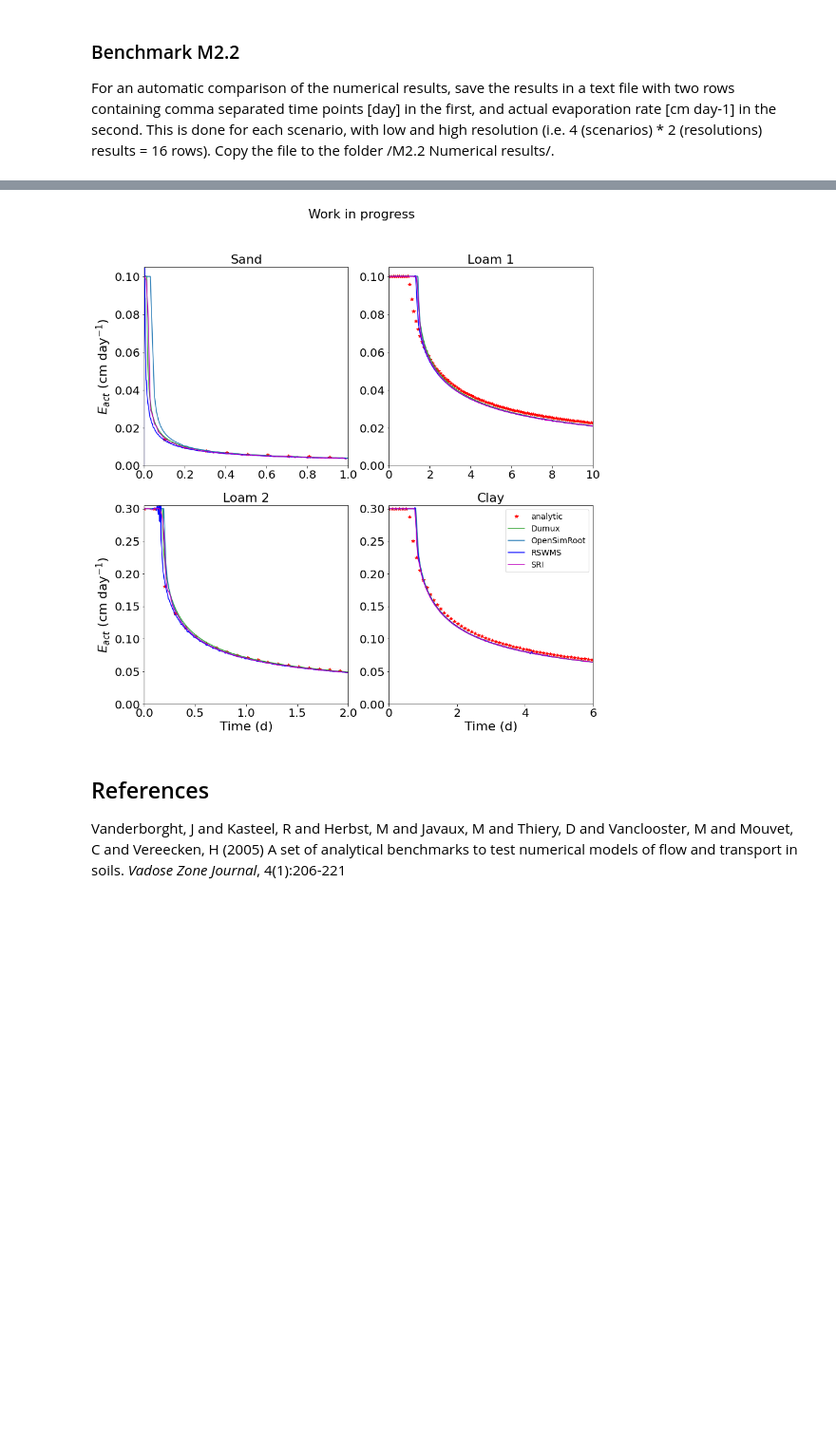
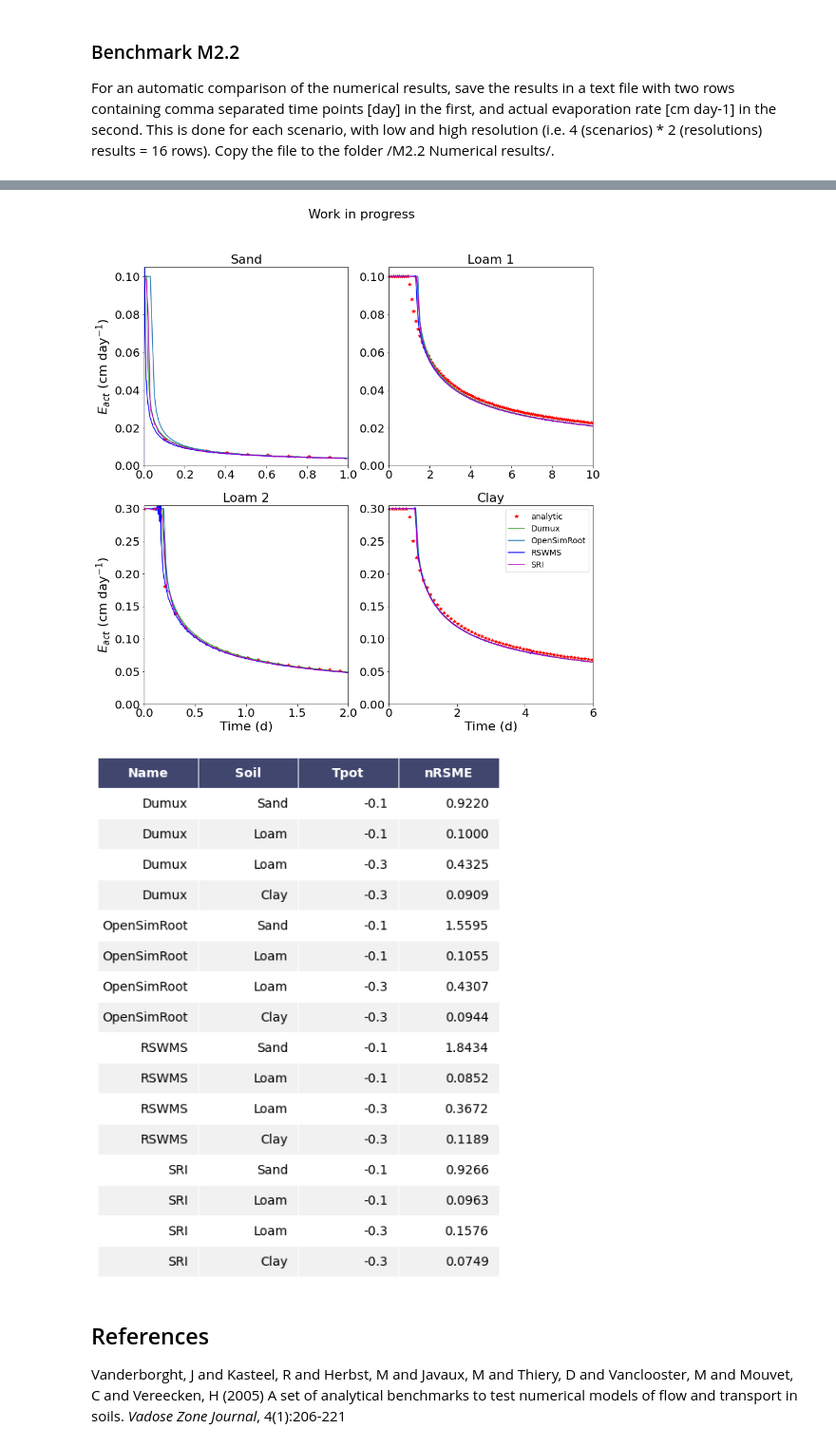
Before and after one commit to RSA-benchmarks/collaborative-comparison, a Jupyter notebook: M2 Water flow in soil/M2.2 Evaporation/M2.2 Automated comparison.ipynb, the cells around one changed output, grey strips where cells are left out. Shown at 95% size. Saved outputs shown, nothing was run; the diff lists cells and outputs as text; code cells hidden in the pictures; blank space fills up the shorter version.

```diff
--- a/M2 Water flow in soil/M2.2 Evaporation/M2.2 Automated comparison.ipynb
+++ b/M2 Water flow in soil/M2.2 Evaporation/M2.2 Automated comparison.ipynb
@@ -57,6 +57,13 @@ def water_diffusivity(TH, theta_i, theta_sur, sp):
     m = sp.m
     D = (1 - m) * sp.Ksat / (sp.alpha * m * (sp.theta_S - sp.theta_R)) * pow(Se, 0.5 - 1. / m) * (pow(1 - pow(Se, 1. / m), -m) + pow(1 - pow(Se, 1 / m), m) - 2)
     return D
+
+# normalized root mean squared error
+def nRMSE(y_ana, y_num):
+    assert len(y_ana)==len(y_num), "number of analytical solutions y_ana must equalt number of numerical solutions y_num"
+    n = len(y_ana)
+    rmse = np.sqrt(np.sum(np.square(y_ana-y_num))/n)
+    return rmse/np.abs(np.mean(y_ana))
 # %%
 # Computation of analytical solution
 sand = Parameters(0.045, 0.43, 0.15, 3, 1000)
@@ -68,7 +75,7 @@ head_i_ = [-40, -200, -200, -200] # initial soil matric potential (cm)
 
 N = 1000
 y = np.zeros((N,4))
-t = np.linspace(0,10,N) # days
+t = np.linspace(0.,10,N) # days
 
 for i,soil in enumerate([sand, loam, loam, clay]):
 
@@ -118,7 +125,8 @@ for j in range(0,4):
     interp = interp1d(t4, y4[:,j],  kind='linear', fill_value='extrapolate' )
     ax[int(j/2),j%2].plot(t_,interp(t_),'r*', label="analytic")
 
-col=["C2","C0","b","m"]
+nrmse, nnse, l, lsoil, levap = [], [], [], [], []
+col=["C2","C0","b","m"]; lsoils=["Sand","Loam","Loam","Clay"];
 for dirname, dirnames, filenames in os.walk('M2.2 Numerical results/.'):
     filenames.sort()
     for i,f in enumerate(filenames):
@@ -133,12 +141,13 @@ for dirname, dirnames, filenames in os.walk('M2.2 Numerical results/.'):
                 t = data[2*j]
                 eva = data[2*j+1]
                 j_ = j % 4 # scenario index (i.e. 0-3)
-                interp = interp1d(t4, y4[:,j_],  kind='linear', fill_value='extrapolate' )
-                eva_a = interp(sorted(t))
-                if j>3: # R² values for higher discretizations
-                    n = len(eva) # calculate R^2
-                    r = 1 - ( np.sum(np.square(eva_a-eva)) / (np.sum(np.square(eva_a))-np.square(np.sum(eva_a))/n) )
-                    print("R² =", r ,"( N =", n, ")\n")
+                eva_a = y4[:,j_]
+                interp = interp1d(t,eva,  kind='nearest', fill_value='extrapolate' )
+                eva_n = interp(sorted(t4))
+                if j>3: # compute measures for higher discretizations
+                    l.append(f);
+                    nrmse.append(float(nRMSE(eva_a, eva_n)))
+                    lsoil.append(lsoils[j_]); levap.append(jwpot_[j_]);
                     ax[int(j_/2),j_%2].plot(t,eva,color=col[i], label=f) # numeric solution
                 #else:
                     #ax[int(j_/2),j_%2].plot(t,eva,':',color=col[i], label=f+" lr" )# numeric solution
@@ -171,4 +180,55 @@ plt.rc('figure', titlesize=22)  # fontsize of the figure title
 fig.suptitle("Work in progress")
 plt.savefig('m22_results.png', dpi=300, bbox_inches = "tight")
 plt.show()
+
+import pandas as pd
+# initialize list of lists
+data_ = np.array([l, lsoil, levap, nrmse])
+data_ = np.array(data_.transpose())
+# Create the pandas DataFrame
+df = pd.DataFrame(data_, columns = ['Name','Soil','Tpot','nRSME'] )
+df['Tpot'] = df['Tpot'].astype(float)
+df['Tpot'] = df['Tpot'].map('{:,.1f}'.format)
+df['nRSME'] = df['nRSME'].astype(float)
+df['nRSME'] = df['nRSME'].map('{:,.4f}'.format)
+#df['nNSE'] = df['nNSE'].astype(float)
+#df['nNSE'] = df['nNSE'].map('{:,.4f}'.format)
+# print dataframe.
+df.style.set_table_styles(
+[{'selector': 'tr:nth-of-type(odd)',
+  'props': [('background', '#eee')]},
+ {'selector': 'tr:nth-of-type(even)',
+  'props': [('background', 'white')]},
+ {'selector': 'th',
+  'props': [('background', '#606060'),
+            ('color', 'white'),
+            ('font-family', 'verdana')]},
+ {'selector': 'td',
+  'props': [('font-family', 'verdana')]},
+]
+).hide_index()
+import six
+def render_mpl_table(data, col_width=3.0, row_height=0.625, font_size=14,
+                     header_color='#40466e', row_colors=['#f1f1f2', 'w'], edge_color='w',
+                     bbox=[0, 0, 1, 1], header_columns=0,
+                     ax=None, **kwargs):
+    if ax is None:
+        size = (np.array(data.shape[::-1]) + np.array([0, 1])) * np.array([col_width, row_height])
+        fig, ax = plt.subplots(figsize=size)
+        ax.axis('off')
+    mpl_table = ax.table(cellText=data.values, bbox=bbox, colLabels=data.columns, **kwargs)
+    mpl_table.auto_set_font_size(False)
+    mpl_table.set_fontsize(font_size)
+
+    for k, cell in mpl_table._cells.items():
+        cell.set_edgecolor(edge_color)
+        if k[0] == 0 or k[1] < header_columns:
+            cell.set_text_props(weight='bold', color='w')
+            cell.set_facecolor(header_color)
+        else:
+            cell.set_facecolor(row_colors[k[0]%len(row_colors) ])
+    return ax.get_figure(), ax
+
+fig,ax = render_mpl_table(df, header_columns=0, col_width=2.0)
+fig.savefig("table_m22.png")
 # %% [output]
@@ -192,4 +235,5 @@ R² = 0.9866975500580465 ( N = 1001 )
 [figure]
+[figure, added]
 # %% [markdown]
 ## References
 
```
Also changed, not shown: parts of 1 cell of this notebook, 22 other files.
